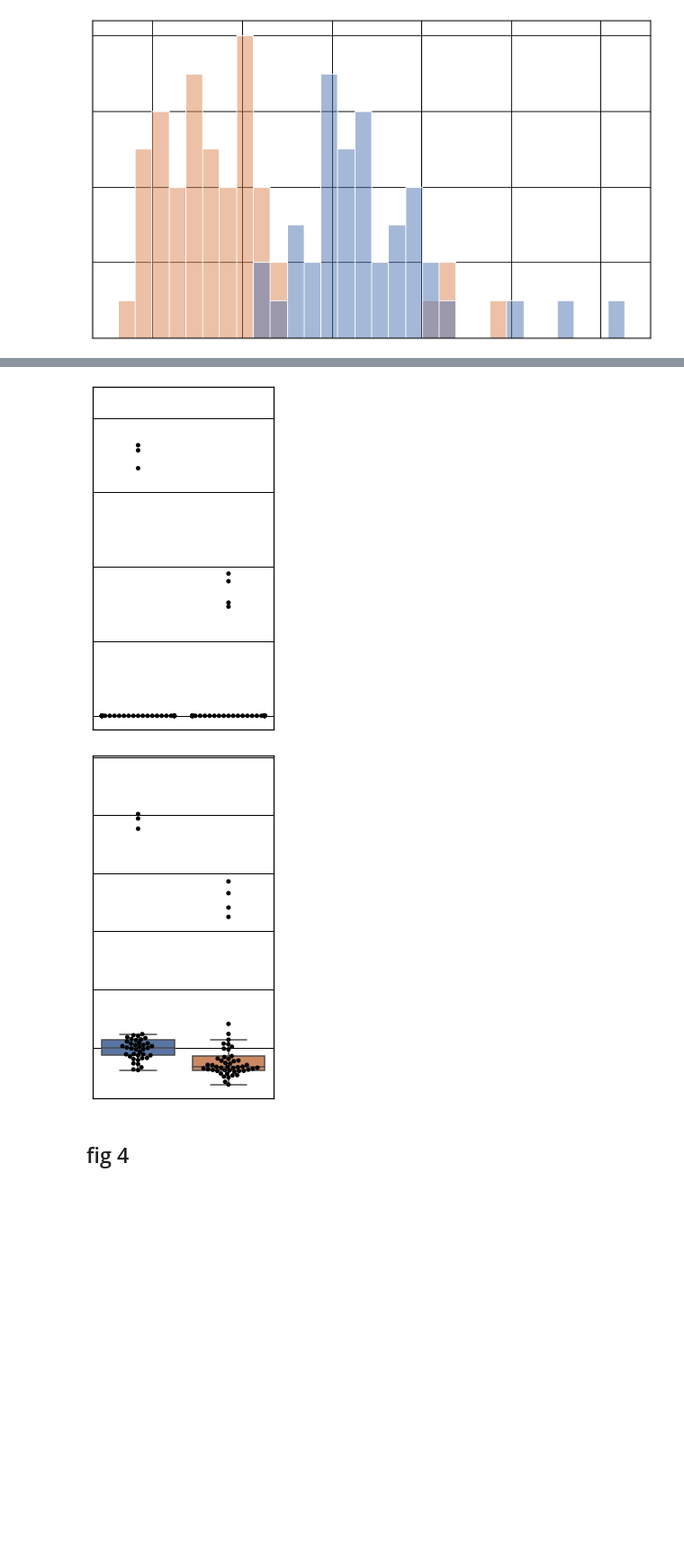
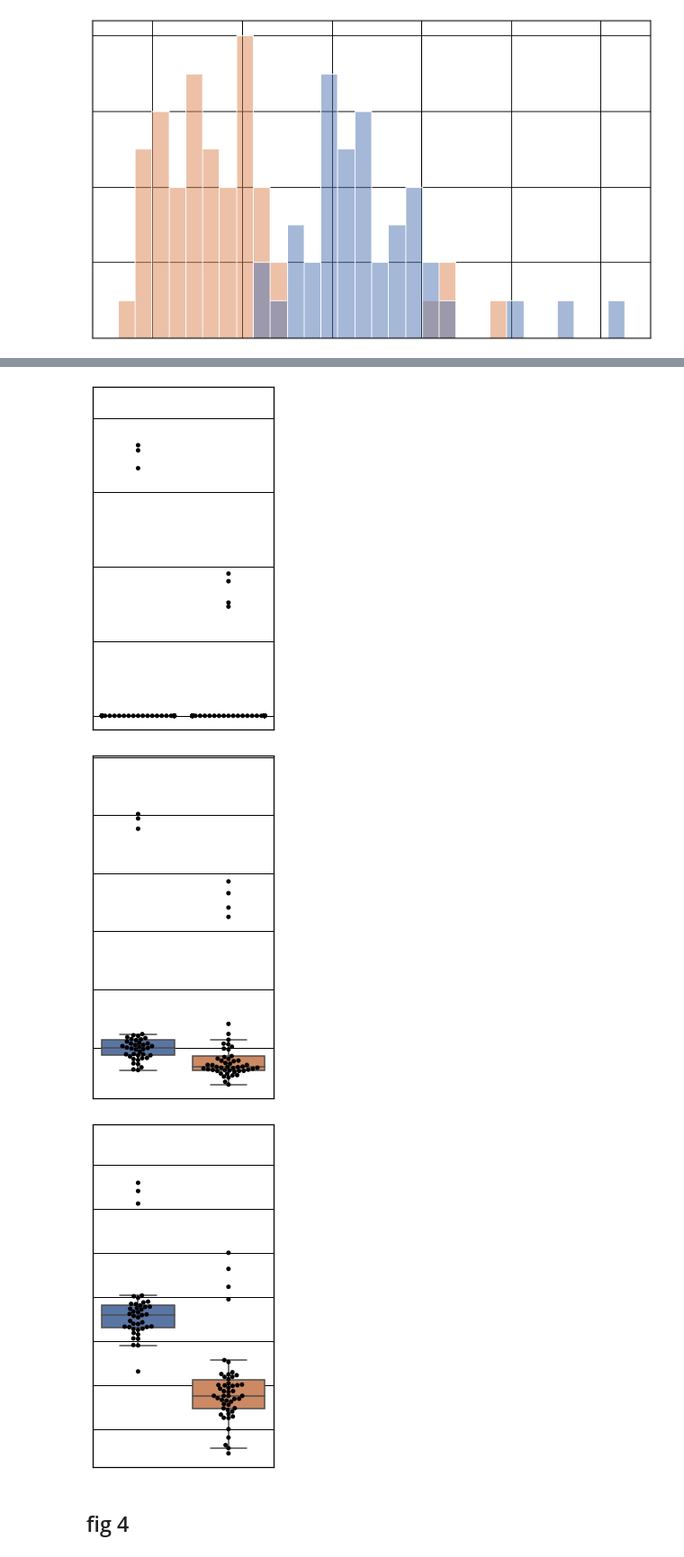
Before and after one commit to korem-lab/compositional-empty-features, a Jupyter notebook: TCGA-rebuttal-rebuttal-no-axes.ipynb, the cells around one changed output, grey strips where cells are left out. Shown at 90% size. Drawn from its saved outputs; the diff is of its cells as text; code cells hidden in the pictures; blank space fills up the shorter version.

```diff
--- a/TCGA-rebuttal-rebuttal-no-axes.ipynb
+++ b/TCGA-rebuttal-rebuttal-no-axes.ipynb
@@ -339,33 +359,55 @@ if hide_axes:
     plt.ylabel(None)
     plt.title(None)
 plt.savefig(save_path+'-RA.pdf',
             dpi=900,
             bbox_inches='tight',
             format='pdf'
            )
 plt.show()
 
 ax=make_clr_feature_plot(df,
                       md,
                       val
                       )
 add_15_percent_to_top_ylim(ax)
 if hide_axes:
     ax.set(yticklabels=[],
            xticklabels=[])
     plt.xlabel(None)
     plt.ylabel(None)
     plt.title(None)
 plt.savefig(save_path+'-CLR.pdf',
             dpi=900,
             bbox_inches='tight',
             format='pdf'
            )
 plt.show()
+
+
+ax=make_clr_feature_plot(df,
+                         md,
+                         val,
+                         pseudocount='one'
+                          )
+ax.set_xlabel(xaxis_name)
+add_15_percent_to_top_ylim(ax)
+if hide_axes:
+    ax.set(yticklabels=[],
+           xticklabels=[])
+    plt.xlabel(None)
+    plt.ylabel(None)
+    plt.title(None)
+plt.savefig(save_path+'-CLR-pseudocount-one.pdf',
+            dpi=900,
+            bbox_inches='tight',
+            format='pdf'
+           )
+plt.show()
 # %% [output]
 [figure]
 [figure]
 [figure]
+[figure, added]
 # %% [markdown]
 ## fig 4
 # %%
```
Also changed, not shown: parts of 4 cells of this notebook, 35 other files.
